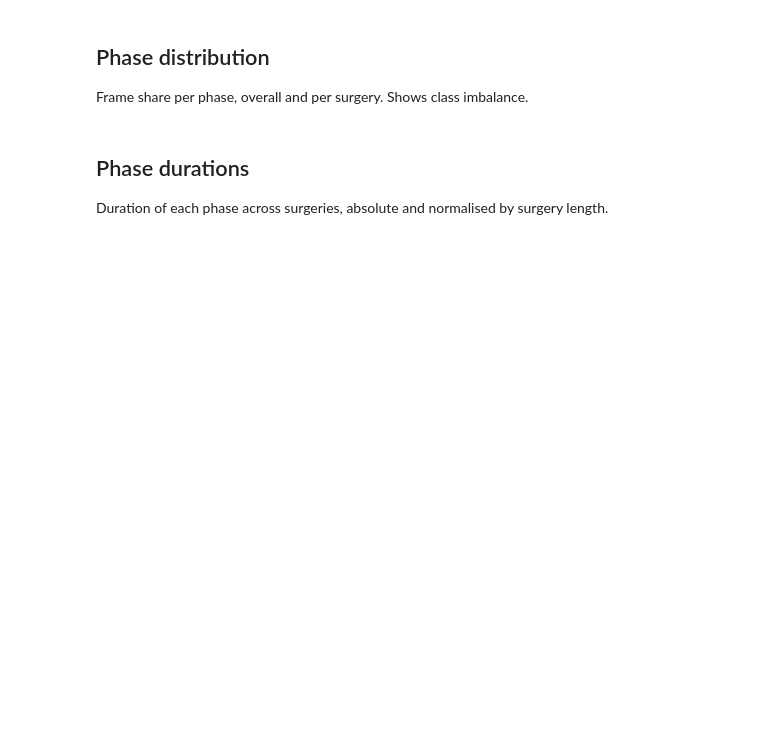
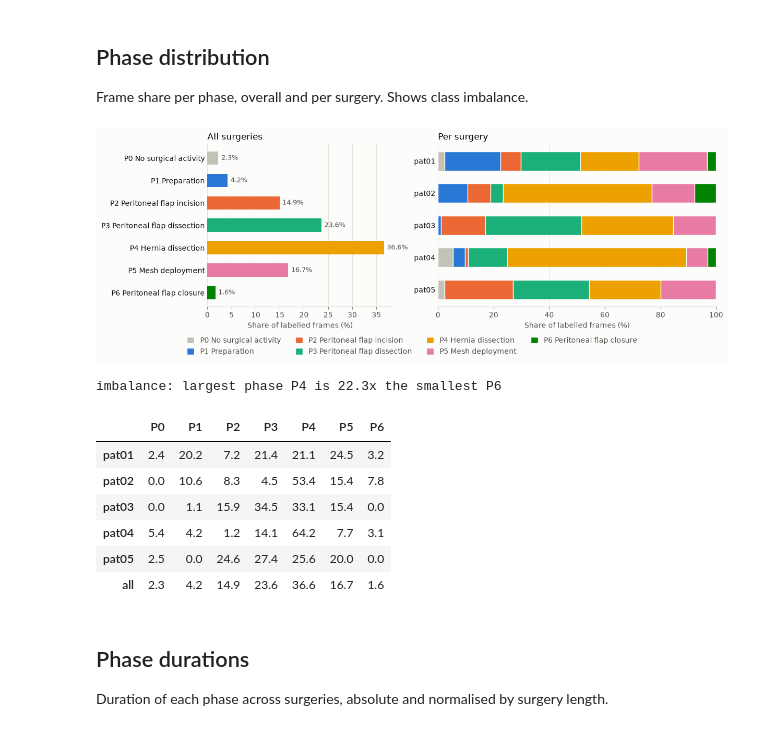
Before and after one commit to sharifbubuka/surgphase, a Jupyter notebook: notebooks/1__data_analysis.ipynb, the cells around one changed output. Drawn from its saved outputs; the diff is of its cells as text; code cells hidden in the pictures; blank space fills up the shorter version.

```diff
--- a/notebooks/1__data_analysis.ipynb
+++ b/notebooks/1__data_analysis.ipynb
@@ -115,6 +279,63 @@ Phase sequence per surgery over time.
 ## Phase distribution
 
 Frame share per phase, overall and per surgery. Shows class imbalance.
+# %%
+counts = pd.DataFrame(
+    {s: np.bincount(y[y != UNLABELLED], minlength=len(phase_ids)) for s, y in labels.items()},
+    index=phase_ids,
+).T
+share = counts.div(counts.sum(axis=1), axis=0) * 100
+overall = counts.sum() / counts.to_numpy().sum() * 100
+
+fig, (left, right) = plt.subplots(
+    1, 2, figsize=(12, 0.4 * max(len(phase_ids), len(share)) + 1.6),
+    layout="constrained", gridspec_kw={"width_ratios": [1, 1.5]},
+)
+for ax in (left, right):
+    style_axes(ax)
+    ax.grid(axis="x", color=GRIDLINE, linewidth=0.6)
+    ax.set_axisbelow(True)
+    ax.spines["left"].set_visible(False)
+    ax.tick_params(axis="y", length=0, labelcolor=INK)
+
+positions = np.arange(len(phase_ids))
+left.barh(positions, overall.to_numpy(), height=0.6, color=colors)
+for position, value in zip(positions, overall, strict=True):
+    left.annotate(f"{value:.1f}%", (value, position), xytext=(4, 0), textcoords="offset points",
+                  va="center", fontsize=9, color=SECONDARY_INK)
+left.set_yticks(positions, labels=phase_names)
+left.invert_yaxis()
+left.set_xlabel("Share of labelled frames (%)")
+left.set_title("All surgeries", loc="left")
+
+rows = np.arange(len(share))
+offset = np.zeros(len(share))
+for index, phase in enumerate(phase_ids):
+    right.barh(rows, share[phase], left=offset, height=0.6, color=colors[index],
+               edgecolor=SURFACE, linewidth=1, label=phase_names[index])
+    offset += share[phase].to_numpy()
+right.set_yticks(rows, labels=share.index)
+right.invert_yaxis()
+right.set_xlim(0, 100)
+right.set_xlabel("Share of labelled frames (%)")
+right.set_title("Per surgery", loc="left")
+fig.legend(*right.get_legend_handles_labels(), loc="outside lower center", ncol=4,
+           frameon=False, handlelength=1.0, handleheight=1.0, labelcolor=SECONDARY_INK)
+plt.show()
+
+present = overall[overall > 0]
+print(f"imbalance: largest phase {present.idxmax()} is {present.max() / present.min():.1f}x the smallest {present.idxmin()}")
+pd.concat([share, overall.rename("all").to_frame().T]).round(1)
+# %% [output]
+[figure, added]
+imbalance: largest phase P4 is 22.3x the smallest P6
+|  | P0 | P1 | P2 | P3 | P4 | P5 | P6 |
+| pat01 | 2.4 | 20.2 | 7.2 | 21.4 | 21.1 | 24.5 | 3.2 |
+| pat02 | 0.0 | 10.6 | 8.3 | 4.5 | 53.4 | 15.4 | 7.8 |
+| pat03 | 0.0 | 1.1 | 15.9 | 34.5 | 33.1 | 15.4 | 0.0 |
+| pat04 | 5.4 | 4.2 | 1.2 | 14.1 | 64.2 | 7.7 | 3.1 |
+| pat05 | 2.5 | 0.0 | 24.6 | 27.4 | 25.6 | 20.0 | 0.0 |
+| all | 2.3 | 4.2 | 14.9 | 23.6 | 36.6 | 16.7 | 1.6 |
 # %% [markdown]
 ## Phase durations
 
```
Also changed, not shown: parts of 14 cells of this notebook.
